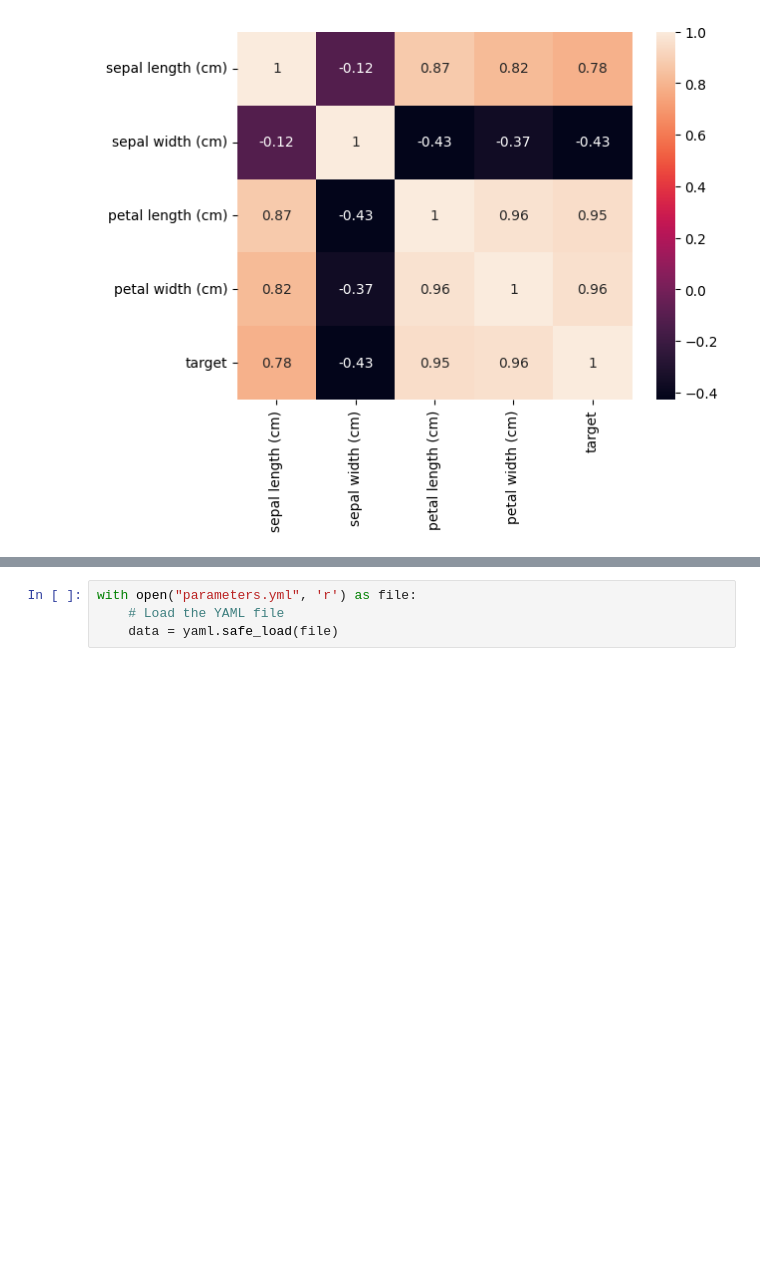
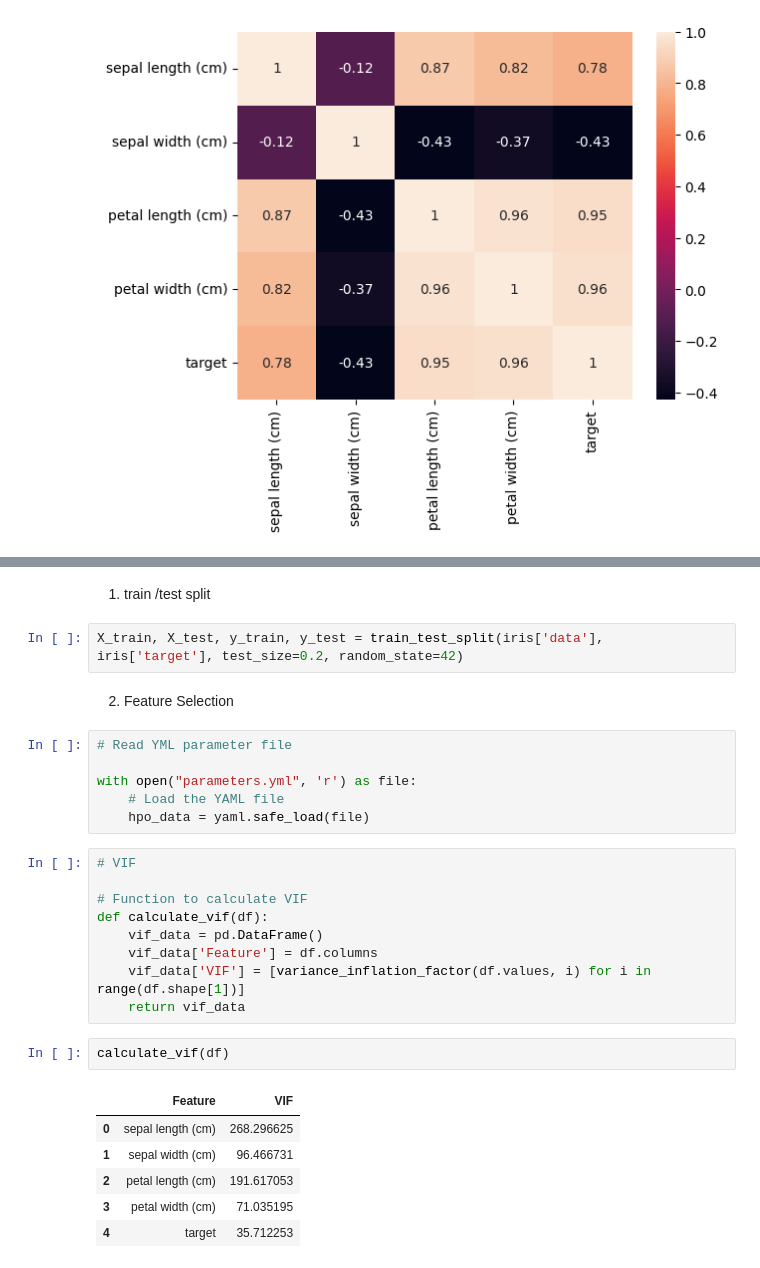
Before and after one commit to Darwin231/ML-in-production-practice, a Jupyter notebook: notebooks/clasification.ipynb, the cells around one changed output, grey strips where cells are left out. Cells and saved outputs as stored; diff of their text form; blank space fills up the shorter version.

```diff
--- a/notebooks/clasification.ipynb
+++ b/notebooks/clasification.ipynb
@@ -71,5 +77,31 @@ import yaml
 from sklearn.linear_model import LogisticRegression
+# %% [markdown]
+1. train /test split
+# %%
+X_train, X_test, y_train, y_test = train_test_split(iris['data'], iris['target'], test_size=0.2, random_state=42)
+# %% [markdown]
+2. Feature Selection
 # %%
+# Read YML parameter file
+
 with open("parameters.yml", 'r') as file:
     # Load the YAML file
-    data = yaml.safe_load(file)
+    hpo_data = yaml.safe_load(file)
+# %%
+# VIF
+
+# Function to calculate VIF
+def calculate_vif(df):
+    vif_data = pd.DataFrame()
+    vif_data['Feature'] = df.columns
+    vif_data['VIF'] = [variance_inflation_factor(df.values, i) for i in range(df.shape[1])]
+    return vif_data
+# %%
+calculate_vif(df)
+# %% [output]
+|  | Feature | VIF |
+| 0 | sepal length (cm) | 268.296625 |
+| 1 | sepal width (cm) | 96.466731 |
+| 2 | petal length (cm) | 191.617053 |
+| 3 | petal width (cm) | 71.035195 |
+| 4 | target | 35.712253 |
```
Also changed, not shown: parts of 23 cells of this notebook, 1 other file.
